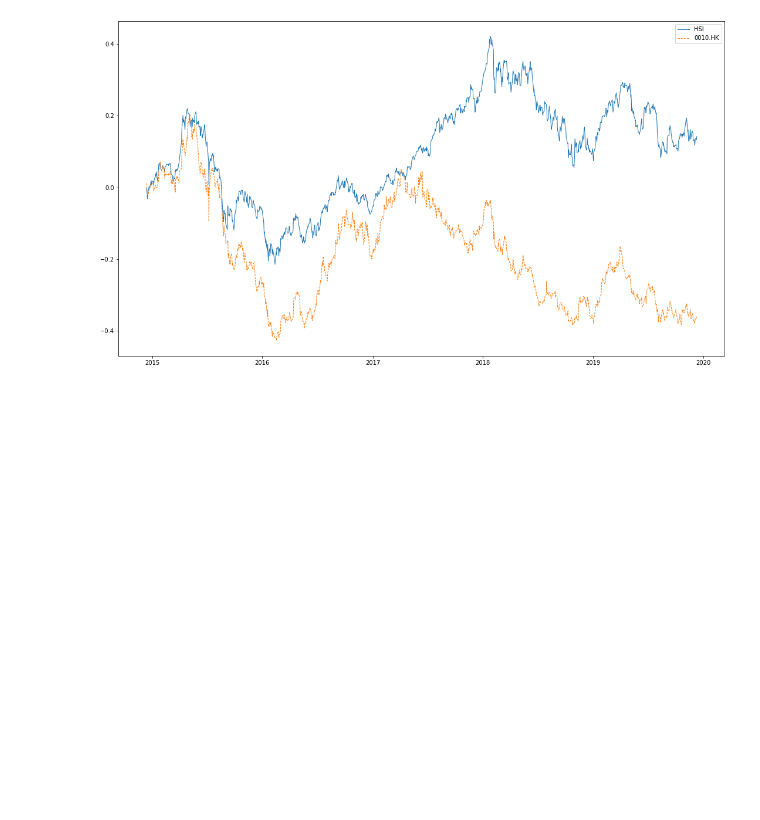
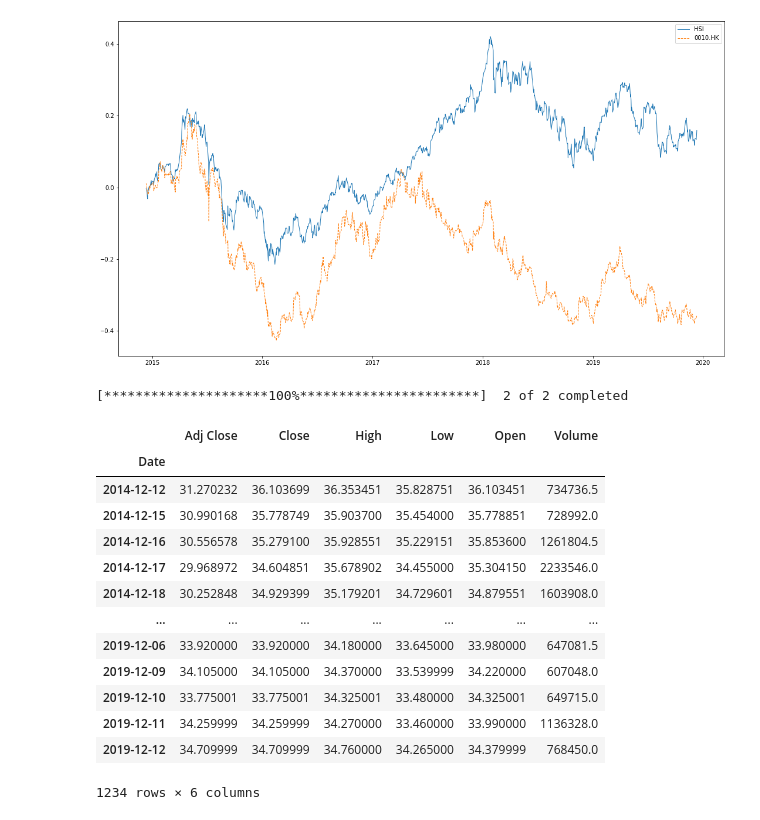
Before and after one commit to mb95506/CISC7201Project, a Jupyter notebook: sample_plot.ipynb, the cells around one changed output. Saved outputs shown, nothing was run; the diff lists cells and outputs as text; code cells hidden in the pictures; blank space fills up the shorter version.

```diff
--- a/sample_plot.ipynb
+++ b/sample_plot.ipynb
@@ -94,6 +94,26 @@ data=(t.history(period='5y'))
 pltdata(data,t.info['symbol'])
 # %% [output]
 [figure]
+# %%
+data=yf.download(['0010.HK','0020.HK'], period='5y')
+data.mean(axis=1, level=0)
+# pltdata(data,'Recommended Portfolio')
+# %% [output]
+[*********************100%***********************]  2 of 2 completed
+|  | Adj Close | Close | High | Low | Open | Volume |
+| Date |  |  |  |  |  |  |
+| 2014-12-12 | 31.270232 | 36.103699 | 36.353451 | 35.828751 | 36.103451 | 734736.5 |
+| 2014-12-15 | 30.990168 | 35.778749 | 35.903700 | 35.454000 | 35.778851 | 728992.0 |
+| 2014-12-16 | 30.556578 | 35.279100 | 35.928551 | 35.229151 | 35.853600 | 1261804.5 |
+| 2014-12-17 | 29.968972 | 34.604851 | 35.678902 | 34.455000 | 35.304150 | 2233546.0 |
+| 2014-12-18 | 30.252848 | 34.929399 | 35.179201 | 34.729601 | 34.879551 | 1603908.0 |
+| ... | ... | ... | ... | ... | ... | ... |
+| 2019-12-06 | 33.920000 | 33.920000 | 34.180000 | 33.645000 | 33.980000 | 647081.5 |
+| 2019-12-09 | 34.105000 | 34.105000 | 34.370000 | 33.539999 | 34.220000 | 607048.0 |
+| 2019-12-10 | 33.775001 | 33.775001 | 34.325001 | 33.480000 | 34.325001 | 649715.0 |
+| 2019-12-11 | 34.259999 | 34.259999 | 34.270000 | 33.460000 | 33.990000 | 1136328.0 |
+| 2019-12-12 | 34.709999 | 34.709999 | 34.760000 | 34.265000 | 34.379999 | 768450.0 |
+1234 rows × 6 columns
 # %%
 t.actions
 t.balance_sheet
```
Also changed, not shown: 3 other files.
